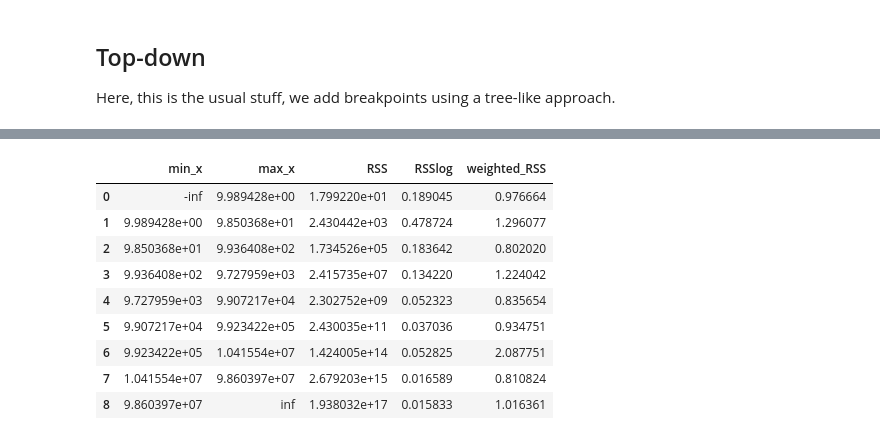
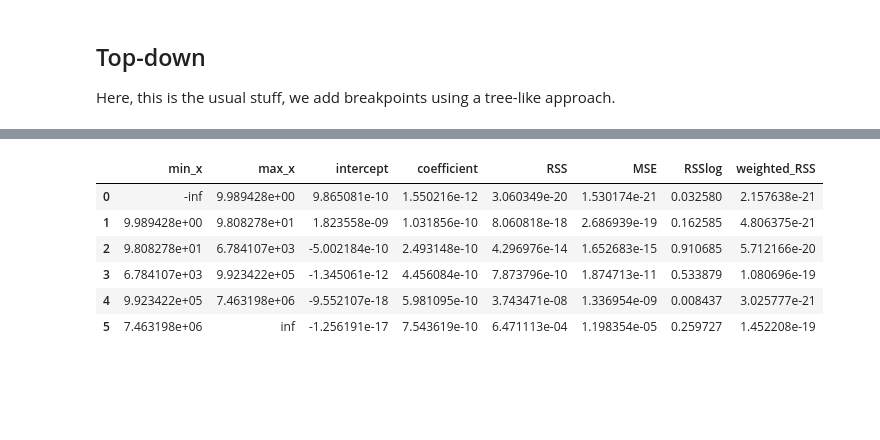
Before and after one commit to Ezibenroc/pycewise, a Jupyter notebook: log_data.ipynb, the cells around one changed output, grey strips where cells are left out. Cells and saved outputs as stored; diff of their text form; code cells hidden in the pictures; blank space fills up the shorter version.

```diff
--- a/log_data.ipynb
+++ b/log_data.ipynb
@@ -153,5 +109,0 @@ Wall time: 658 ms
-# %%
-%%time
-auto_simple = reg.auto_simplify(RSSlog=True)
-print(auto_simple)
-auto_simple.plot_dataset(log=True)
@@ -180,23 +110,10 @@ Wall time: 774 ms
-# %%
-import pandas
-segments = []
-for i, seg in enumerate(auto_simple.segments):
-    segments.append({
-        'min_x': seg[0][0],
-        'max_x': seg[0][1],
-        'RSS': seg[1].RSS,
-        'RSSlog': seg[1].compute_RSSlog(),
-        'weighted_RSS': seg[1].compute_weighted_RSS(),
-    })
-pandas.DataFrame(segments)
-# %% [output]
-|  | min_x | max_x | RSS | RSSlog | weighted_RSS |
-| 0 | -inf | 9.989428e+00 | 1.799220e+01 | 0.189045 | 0.976664 |
-| 1 | 9.989428e+00 | 9.850368e+01 | 2.430442e+03 | 0.478724 | 1.296077 |
-| 2 | 9.850368e+01 | 9.936408e+02 | 1.734526e+05 | 0.183642 | 0.802020 |
-| 3 | 9.936408e+02 | 9.727959e+03 | 2.415735e+07 | 0.134220 | 1.224042 |
-| 4 | 9.727959e+03 | 9.907217e+04 | 2.302752e+09 | 0.052323 | 0.835654 |
-| 5 | 9.907217e+04 | 9.923422e+05 | 2.430035e+11 | 0.037036 | 0.934751 |
-| 6 | 9.923422e+05 | 1.041554e+07 | 1.424005e+14 | 0.052825 | 2.087751 |
-| 7 | 1.041554e+07 | 9.860397e+07 | 2.679203e+15 | 0.016589 | 0.810824 |
-| 8 | 9.860397e+07 | inf | 1.938032e+17 | 0.015833 | 1.016361 |
+# %%
+auto_simple.to_pandas()
+# %% [output]
+|  | min_x | max_x | intercept | coefficient | RSS | MSE | RSSlog | weighted_RSS |
+| 0 | -inf | 9.989428e+00 | 9.865081e-10 | 1.550216e-12 | 3.060349e-20 | 1.530174e-21 | 0.032580 | 2.157638e-21 |
+| 1 | 9.989428e+00 | 9.808278e+01 | 1.823558e-09 | 1.031856e-10 | 8.060818e-18 | 2.686939e-19 | 0.162585 | 4.806375e-21 |
+| 2 | 9.808278e+01 | 6.784107e+03 | -5.002184e-10 | 2.493148e-10 | 4.296976e-14 | 1.652683e-15 | 0.910685 | 5.712166e-20 |
+| 3 | 6.784107e+03 | 9.923422e+05 | -1.345061e-12 | 4.456084e-10 | 7.873796e-10 | 1.874713e-11 | 0.533879 | 1.080696e-19 |
+| 4 | 9.923422e+05 | 7.463198e+06 | -9.552107e-18 | 5.981095e-10 | 3.743471e-08 | 1.336954e-09 | 0.008437 | 3.025777e-21 |
+| 5 | 7.463198e+06 | inf | -1.256191e-17 | 7.543619e-10 | 6.471113e-04 | 1.198354e-05 | 0.259727 | 1.452208e-19 |
```
Also changed, not shown: parts of 10 cells of this notebook.
